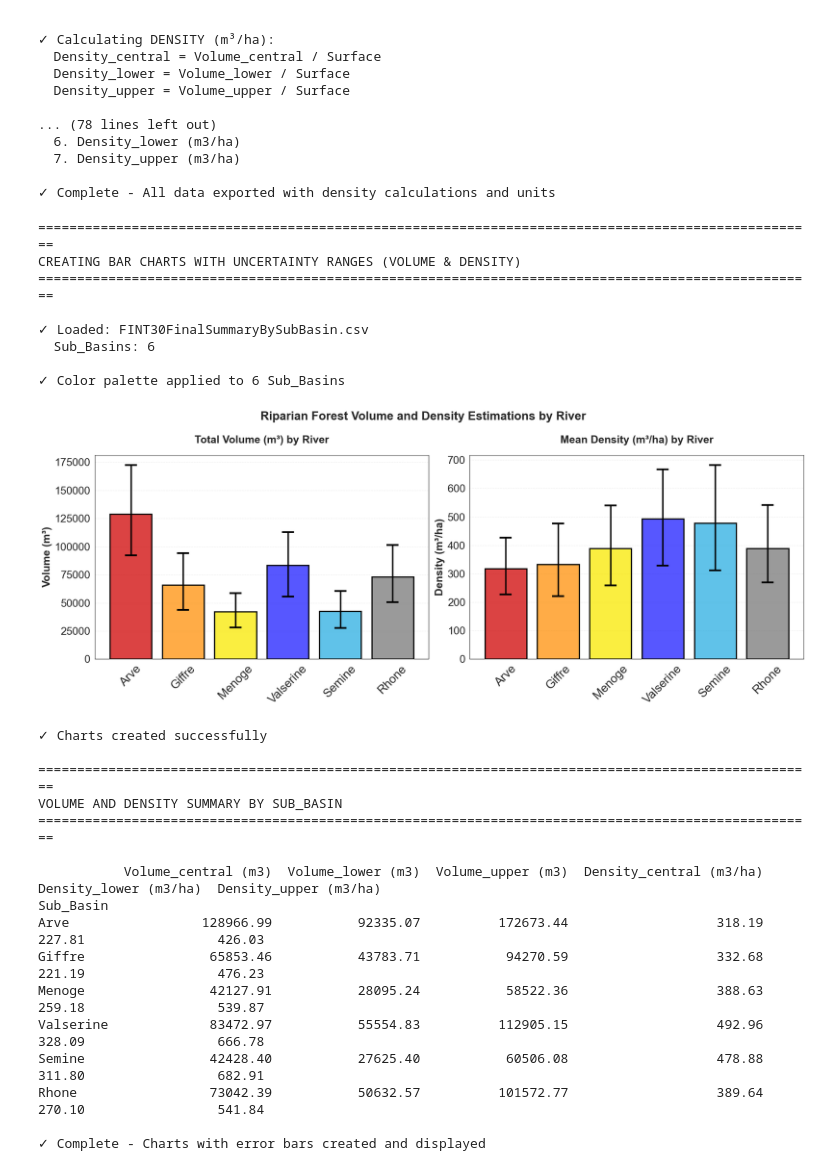
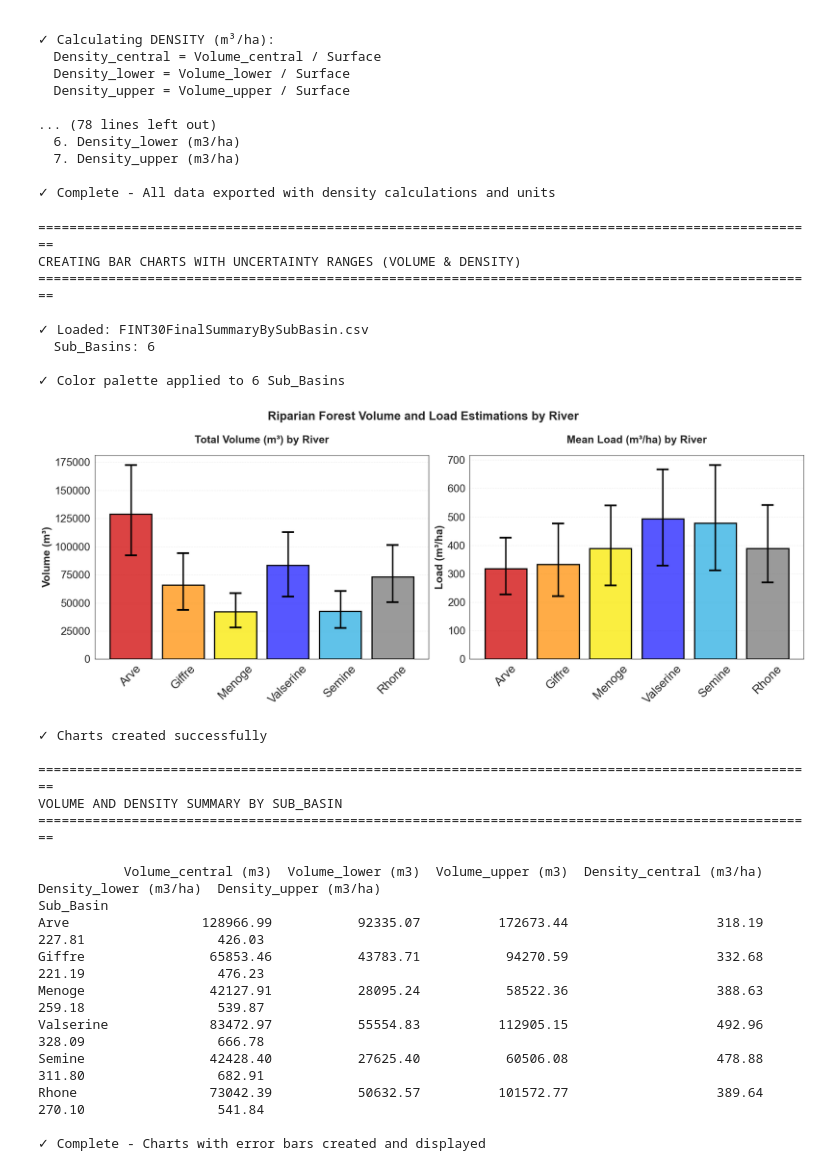
Before and after one commit to JavierDelHoyoGibaja/riparian-vegetation, a Jupyter notebook: FINT30_VolumeandDensity 2.ipynb, the cells around one changed output. Cells and saved outputs as stored; diff of their text form; code cells hidden in the pictures.

```diff
--- a/FINT30_VolumeandDensity 2.ipynb
+++ b/FINT30_VolumeandDensity 2.ipynb
@@ -2199,20 +2199,20 @@ bars2 = ax2.bar(
 )
 
 ax2.set_title(
-    'Mean Density (m³/ha) by River',
+    'Mean Load (m³/ha) by River',
     fontsize=TITLE_FS,
     fontweight='bold',
     pad=20
 )
 ax2.set_xlabel('')
-ax2.set_ylabel('Density (m³/ha)', fontsize=AXIS_LABEL_FS, fontweight='bold')
+ax2.set_ylabel('Load (m³/ha)', fontsize=AXIS_LABEL_FS, fontweight='bold')
 ax2.tick_params(axis='x', rotation=XROTATION, labelsize=XTICK_FS)
 ax2.tick_params(axis='y', labelsize=YTICK_FS)
 ax2.grid(axis='y', alpha=GRID_ALPHA, linestyle=GRID_LS, linewidth=GRID_LW)
 
 # Overall title
 plt.suptitle(
-    'Riparian Forest Volume and Density Estimations by River',
+    'Riparian Forest Volume and Load Estimations by River',
     fontsize=SUPTITLE_FS,
     fontweight='bold',
     y=1.00
@@ -2223,34 +2223,34 @@ plt.show()
 
 print(f'\n✓ Charts created successfully')
 
 # Print summary statistics
 print(f'\n' + '=' * 100)
 print('VOLUME AND DENSITY SUMMARY BY SUB_BASIN')
 print('=' * 100)
 print()
 
 summary_data = pd.DataFrame({
     'Volume_central (m3)': df_chart['Volume_central (m3)'],
     'Volume_lower (m3)': df_chart['Volume_lower (m3)'],
     'Volume_upper (m3)': df_chart['Volume_upper (m3)'],
     'Density_central (m3/ha)': df_chart['Density_central (m3/ha)'],
     'Density_lower (m3/ha)': df_chart['Density_lower (m3/ha)'],
     'Density_upper (m3/ha)': df_chart['Density_upper (m3/ha)']
 })
 
 print(summary_data.to_string())
 
 print(f'\n✓ Complete - Charts with error bars created and displayed')
 # %% [output]
 ====================================================================================================
 CREATING BAR CHARTS WITH UNCERTAINTY RANGES (VOLUME & DENSITY)
 ====================================================================================================
 
 ✓ Loaded: FINT30FinalSummaryBySubBasin.csv
   Sub_Basins: 6
 
 ✓ Color palette applied to 6 Sub_Basins
-[figure, old version]
+[figure, new version]
 ✓ Charts created successfully
 
 ====================================================================================================
```
Also changed, not shown: parts of 1 cell of this notebook, 1 other file.
